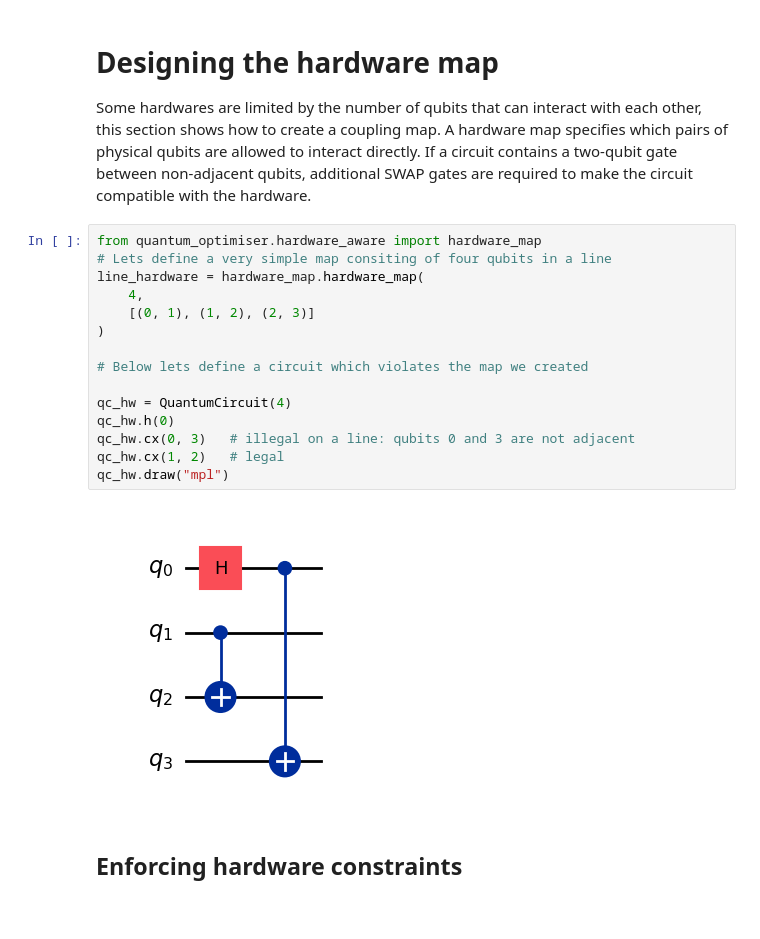
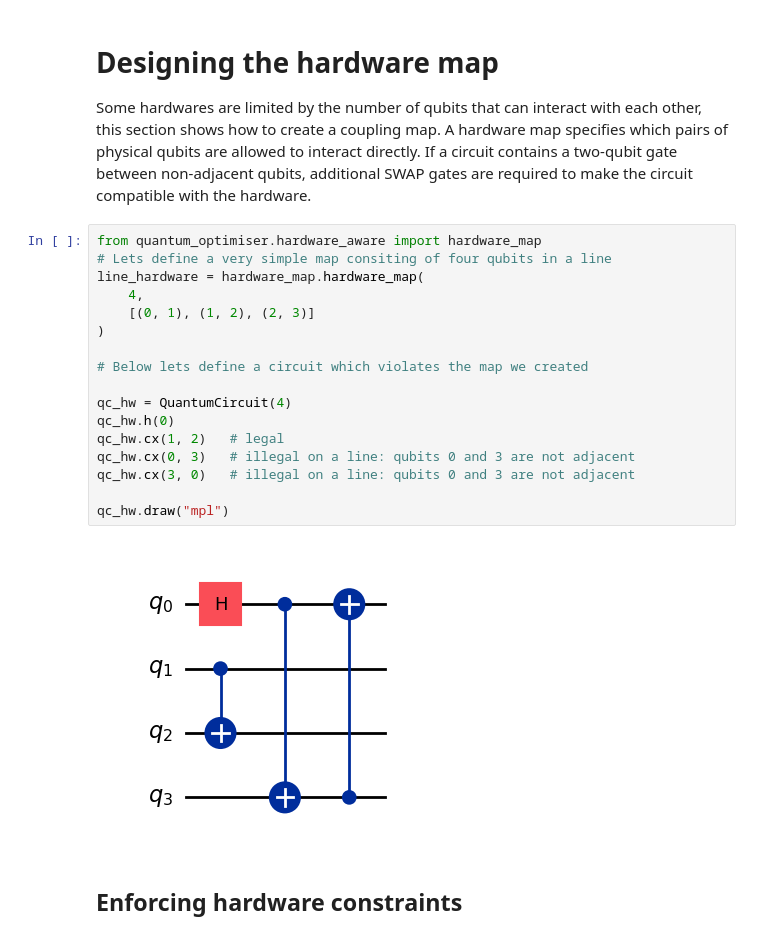
Before and after one commit to Sanj224/quantum-circuit-optimiser, a Jupyter notebook: notebooks/Documentation/documentation.ipynb, the cells around one changed output. Drawn from its saved outputs; the diff is of its cells as text.

```diff
--- a/notebooks/Documentation/documentation.ipynb
+++ b/notebooks/Documentation/documentation.ipynb
@@ -185,20 +185,22 @@ A hardware map specifies which pairs of physical qubits are allowed to interact
 # %%
 from quantum_optimiser.hardware_aware import hardware_map
 # Lets define a very simple map consiting of four qubits in a line
 line_hardware = hardware_map.hardware_map(
     4,
     [(0, 1), (1, 2), (2, 3)]
 )
 
 # Below lets define a circuit which violates the map we created
 
 qc_hw = QuantumCircuit(4)
 qc_hw.h(0)
+qc_hw.cx(1, 2)   # legal
 qc_hw.cx(0, 3)   # illegal on a line: qubits 0 and 3 are not adjacent
-qc_hw.cx(1, 2)   # legal
+qc_hw.cx(3, 0)   # illegal on a line: qubits 0 and 3 are not adjacent
+
 qc_hw.draw("mpl")
 # %% [output]
-[figure, old version]
+[figure, new version]
 # %% [markdown]
 ## Enforcing hardware constraints
 # %%
```
Also changed, not shown: parts of 8 cells of this notebook, 3 other files.
